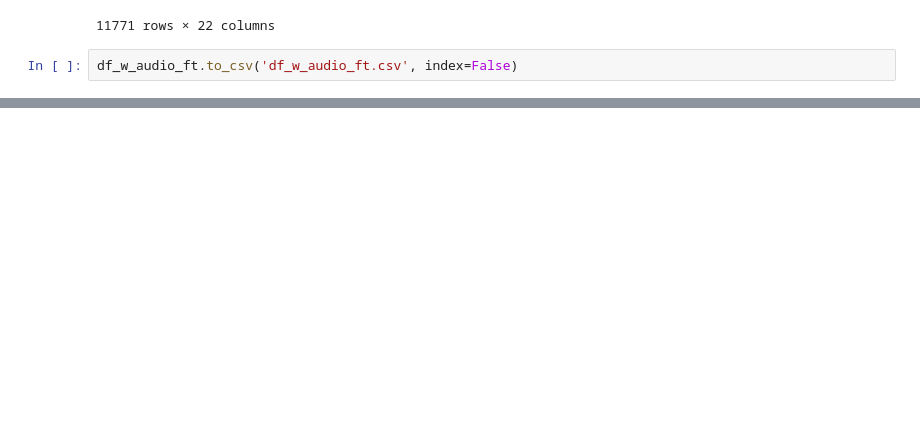
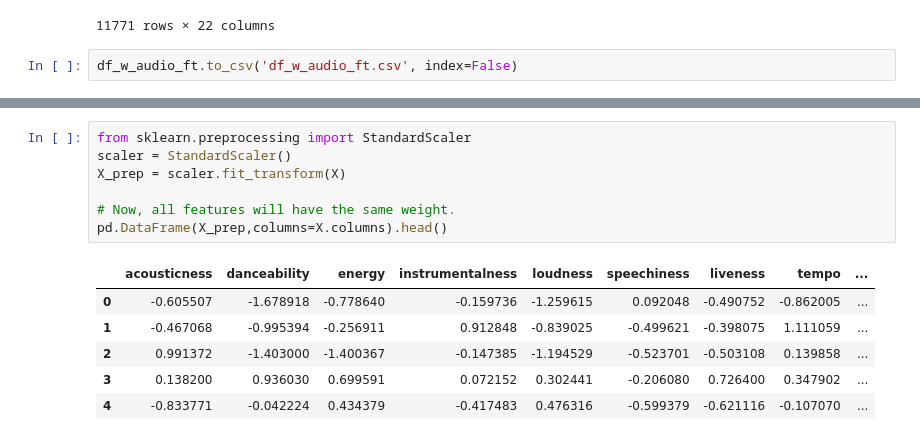
Before and after one commit to alexgh75/lab-web-scraping-single-page, a Jupyter notebook: Playlist.ipynb, the cells around one changed output, grey strips where cells are left out. Cells and saved outputs as stored; diff of their text form; blank space fills up the shorter version.

```diff
--- a/Playlist.ipynb
+++ b/Playlist.ipynb
@@ -111,0 +144,14 @@ df_w_audio_ft.to_csv('df_w_audio_ft.csv', index=False)
+# %%
+from sklearn.preprocessing import StandardScaler
+scaler = StandardScaler()
+X_prep = scaler.fit_transform(X)
+
+# Now, all features will have the same weight.
+pd.DataFrame(X_prep,columns=X.columns).head()
+# %% [output]
+|  | acousticness | danceability | energy | instrumentalness | loudness | speechiness | liveness | tempo | ... |
+| 0 | -0.605507 | -1.678918 | -0.778640 | -0.159736 | -1.259615 | 0.092048 | -0.490752 | -0.862005 | ... |
+| 1 | -0.467068 | -0.995394 | -0.256911 | 0.912848 | -0.839025 | -0.499621 | -0.398075 | 1.111059 | ... |
+| 2 | 0.991372 | -1.403000 | -1.400367 | -0.147385 | -1.194529 | -0.523701 | -0.503108 | 0.139858 | ... |
+| 3 | 0.138200 | 0.936030 | 0.699591 | 0.072152 | 0.302441 | -0.206080 | 0.726400 | 0.347902 | ... |
+| 4 | -0.833771 | -0.042224 | 0.434379 | -0.417483 | 0.476316 | -0.599379 | -0.621116 | -0.107070 | ... |
```
Also changed, not shown: parts of 22 cells of this notebook, 4 other files.
